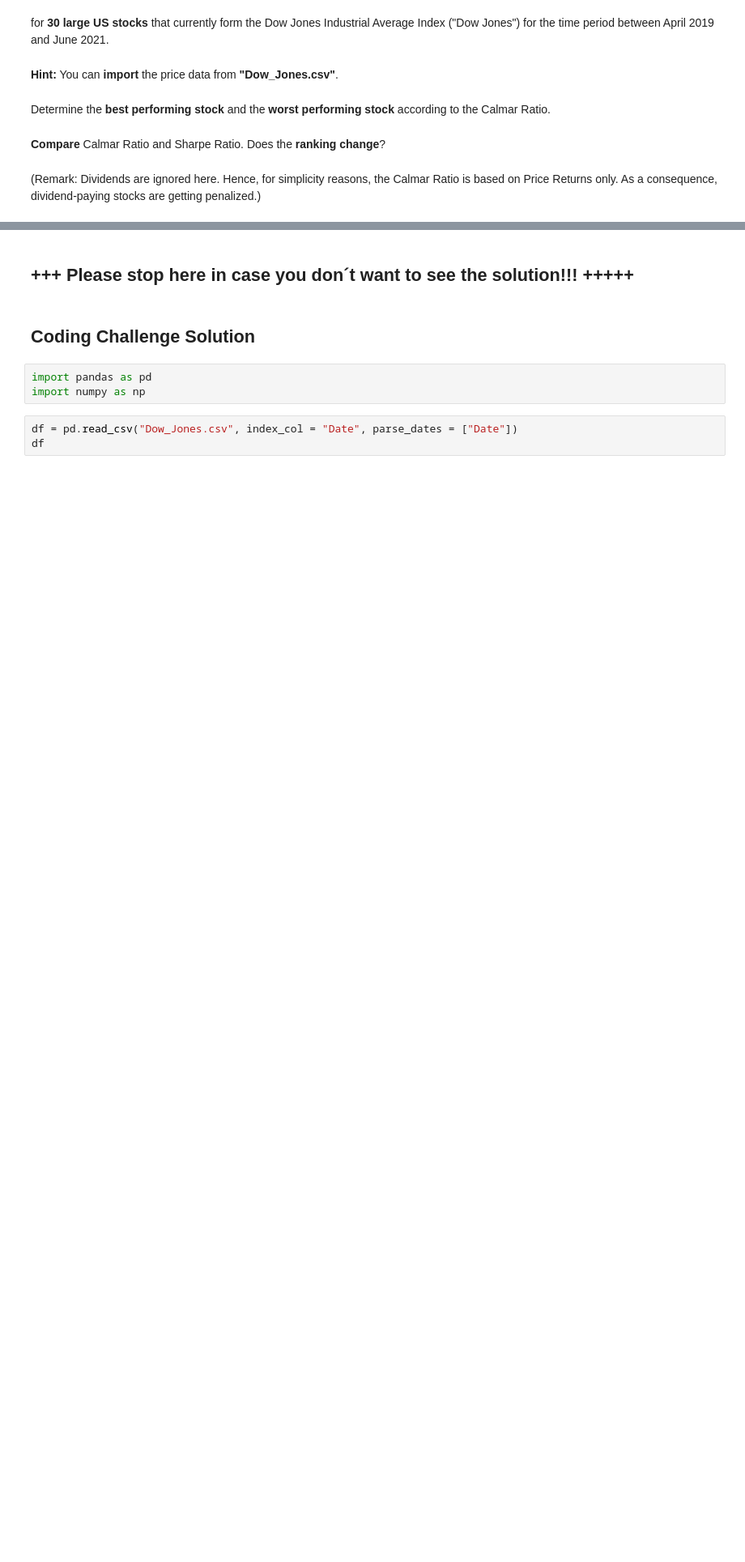
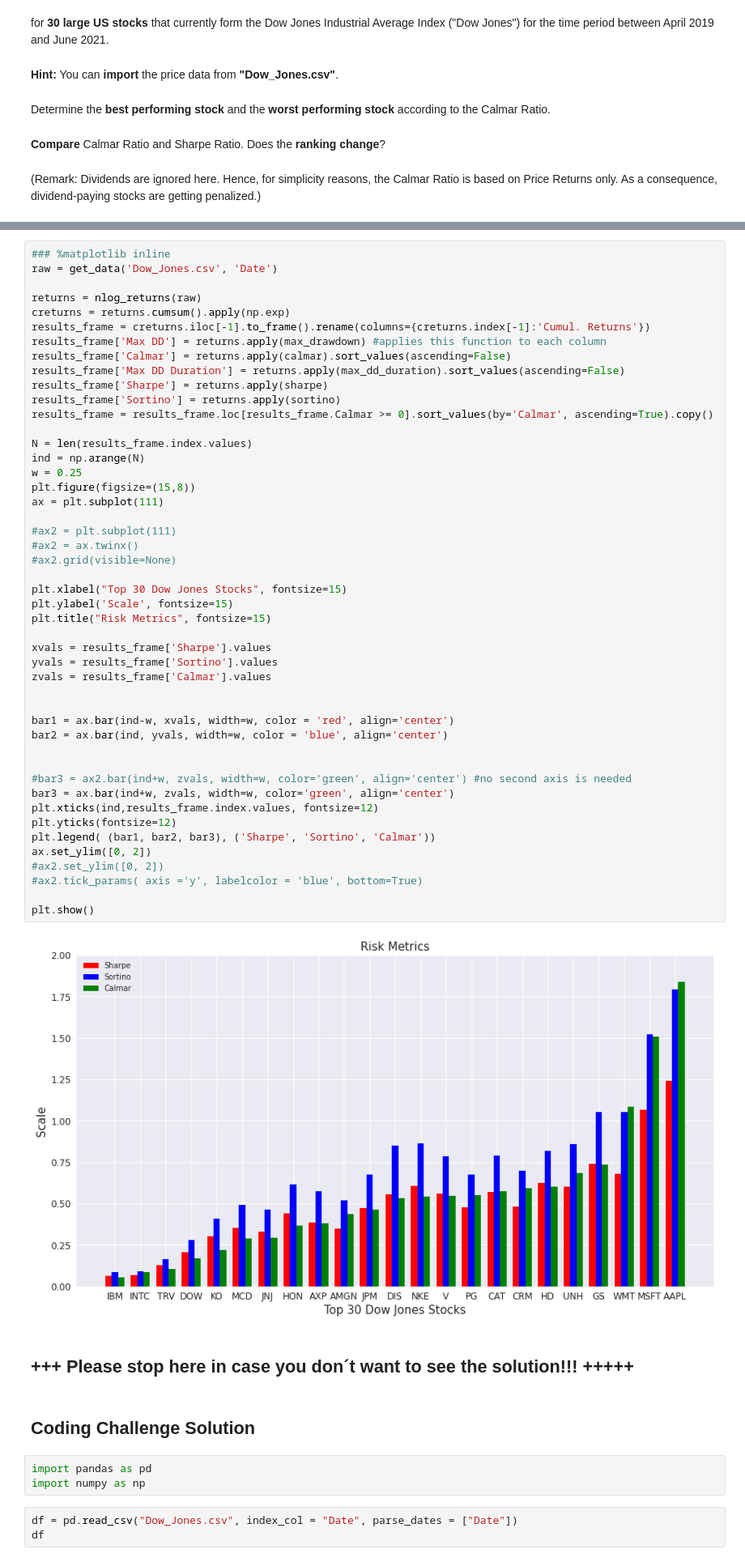
Before and after one commit to pianofreq/hagmann-perf-opt-course, a Jupyter notebook: PerfOptCourse/Section_1/NB_04_Maximum_Drawdown_Calmar.ipynb, the cells around one changed output, grey strips where cells are left out. Shown: that part at 81% size. Drawn from its saved outputs; the diff is of its cells as text; blank space fills up the shorter version.

```diff
--- a/PerfOptCourse/Section_1/NB_04_Maximum_Drawdown_Calmar.ipynb
+++ b/PerfOptCourse/Section_1/NB_04_Maximum_Drawdown_Calmar.ipynb
@@ -325,3 +318,52 @@ results_frame[['Sharpe', 'Sortino', 'Calmar']].apply(np.max).max()
+# %%
+### %matplotlib inline
+raw = get_data('Dow_Jones.csv', 'Date')
+
+returns = nlog_returns(raw)
+creturns = returns.cumsum().apply(np.exp)
+results_frame = creturns.iloc[-1].to_frame().rename(columns={creturns.index[-1]:'Cumul. Returns'})
+results_frame['Max DD'] = returns.apply(max_drawdown) #applies this function to each column
+results_frame['Calmar'] = returns.apply(calmar).sort_values(ascending=False)
+results_frame['Max DD Duration'] = returns.apply(max_dd_duration).sort_values(ascending=False)
+results_frame['Sharpe'] = returns.apply(sharpe)
+results_frame['Sortino'] = returns.apply(sortino)
+results_frame = results_frame.loc[results_frame.Calmar >= 0].sort_values(by='Calmar', ascending=True).copy()
+
+N = len(results_frame.index.values)
+ind = np.arange(N)
+w = 0.25
+plt.figure(figsize=(15,8))
+ax = plt.subplot(111)
+
+#ax2 = plt.subplot(111)
+#ax2 = ax.twinx()
+#ax2.grid(visible=None)
+
+plt.xlabel("Top 30 Dow Jones Stocks", fontsize=15)
+plt.ylabel('Scale', fontsize=15)
+plt.title("Risk Metrics", fontsize=15)
+
+xvals = results_frame['Sharpe'].values
+yvals = results_frame['Sortino'].values
+zvals = results_frame['Calmar'].values
+
+
+bar1 = ax.bar(ind-w, xvals, width=w, color = 'red', align='center')
+bar2 = ax.bar(ind, yvals, width=w, color = 'blue', align='center')
+
+
+#bar3 = ax2.bar(ind+w, zvals, width=w, color='green', align='center') #no second axis is needed
+bar3 = ax.bar(ind+w, zvals, width=w, color='green', align='center')
+plt.xticks(ind,results_frame.index.values, fontsize=12)
+plt.yticks(fontsize=12)
+plt.legend( (bar1, bar2, bar3), ('Sharpe', 'Sortino', 'Calmar'))
+ax.set_ylim([0, 2])
+#ax2.set_ylim([0, 2])
+#ax2.tick_params( axis ='y', labelcolor = 'blue', bottom=True)
+
+plt.show()
+# %% [output]
+[figure, added]
 # %% [markdown]
 ## +++ Please stop here in case you don´t want to see the solution!!! +++++
 # %% [markdown]
```
Also changed, not shown: parts of 12 cells of this notebook.
